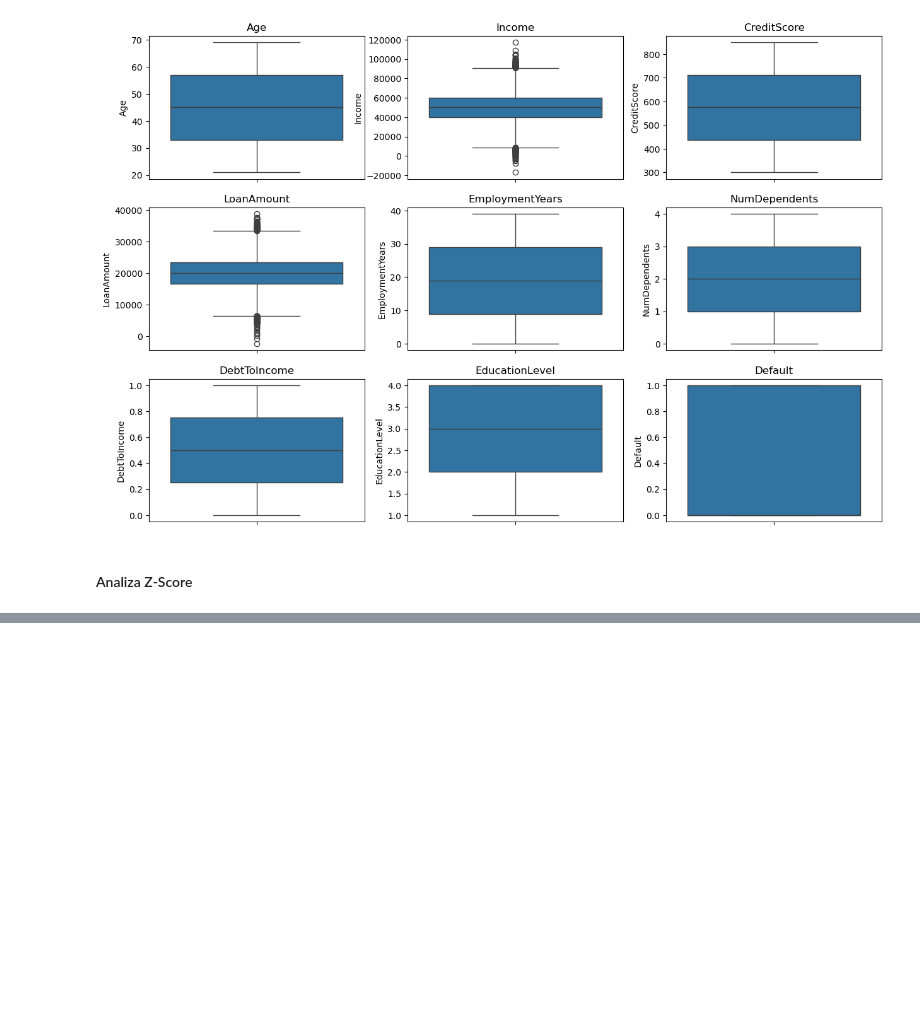
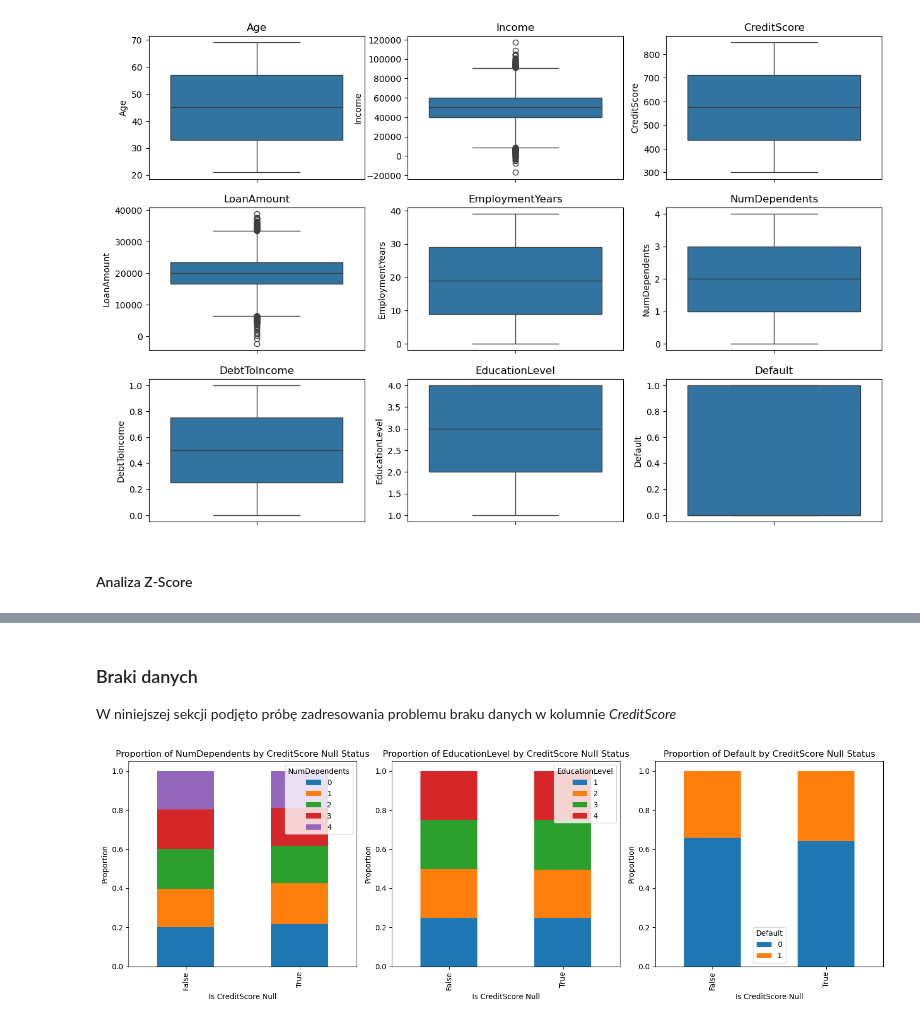
Before and after one commit to malgorzatakukielka/default, a Jupyter notebook: analiza.ipynb, the cells around one changed output, grey strips where cells are left out. Cells and saved outputs as stored; diff of their text form; code cells hidden in the pictures; blank space fills up the shorter version.

Commit message:
analysis 3

```diff
--- a/analiza.ipynb
+++ b/analiza.ipynb
@@ -154,3 +154,22 @@ tabela_statystyczna
 | 6 | DebtToIncome | 20000 | 0.000018 | 0.999984 | 0.502592 | 0.251572 | 0.501503 | 0.753517 | 0 | ... |
 | 7 | EducationLevel | 20000 | 1.000000 | 4.000000 | 2.506150 | 2.000000 | 3.000000 | 4.000000 | 0 | ... |
 | 8 | Default | 20000 | 0.000000 | 1.000000 | 0.343150 | 0.000000 | 0.000000 | 1.000000 | 0 | ... |
+# %% [markdown]
+### Braki danych
+W niniejszej sekcji podjęto próbę zadresowania problemu braku danych w kolumnie <i>CreditScore</i>
+# %%
+vars = ['NumDependents', 'EducationLevel', 'Default']
+fig = plt.figure(figsize=(15, 5))
+
+for i, var in enumerate(vars):
+    ax = fig.add_subplot(1, 3, i + 1)
+    null_analysis = train_df.groupby(train_df['CreditScore'].isnull())[var].value_counts(normalize=True).unstack()
+    null_analysis.plot(kind='bar', stacked=True, ax=ax)
+    ax.set_title(f'Proportion of {var} by CreditScore Null Status')
+    ax.set_xlabel('Is CreditScore Null')
+    ax.set_ylabel('Proportion')
+
+plt.tight_layout()
+plt.show()
+# %% [output]
+[figure, added]
```
Also changed, not shown: parts of 3 cells of this notebook.
